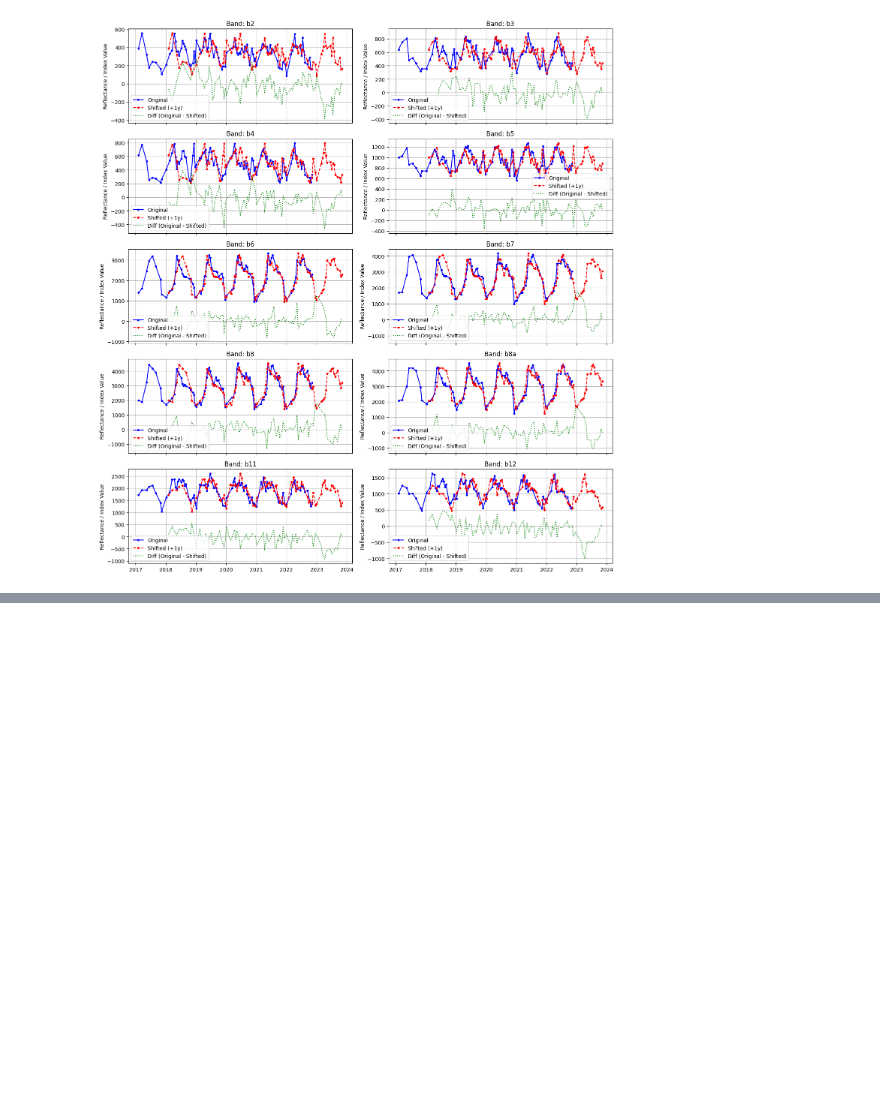
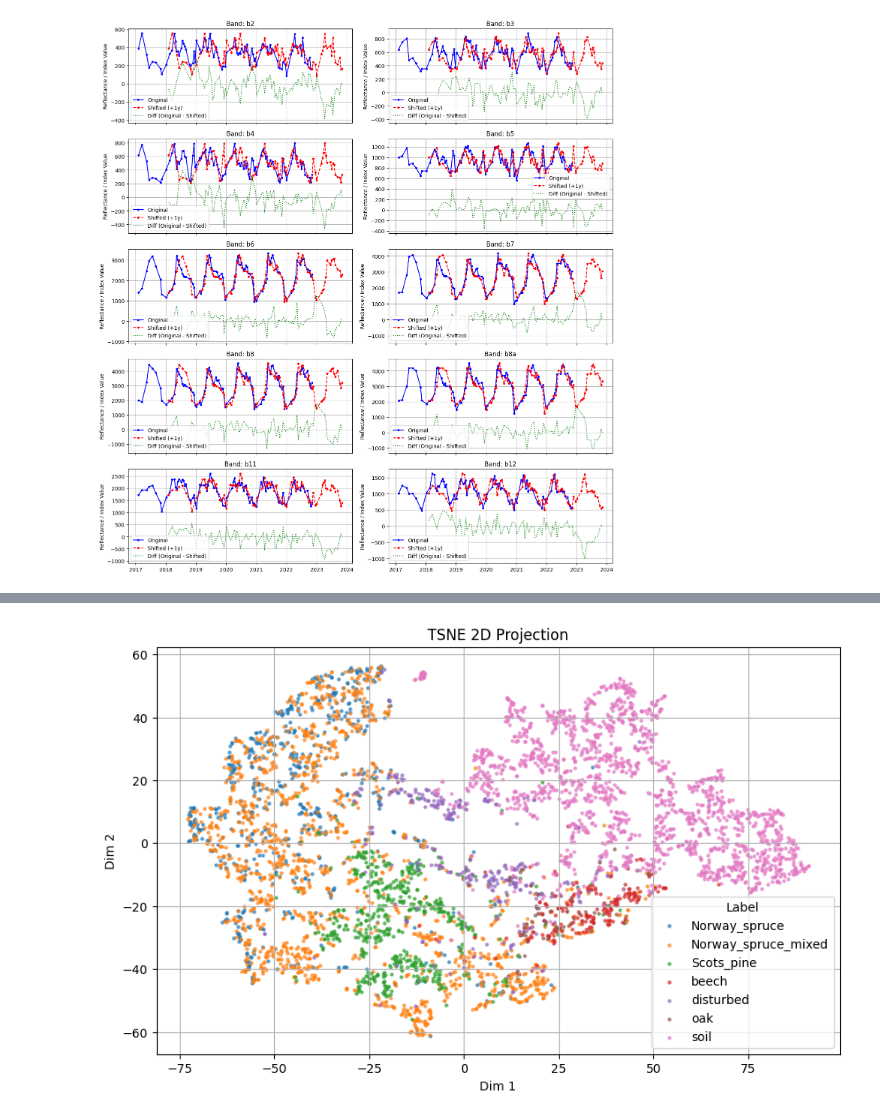
Before and after one commit to RafaelRiesle/tree_classification, a Jupyter notebook: notebooks/validation_data_analysis.ipynb, the cells around one changed output, grey strips where cells are left out. Cells and saved outputs as stored; diff of their text form; code cells hidden in the pictures; blank space fills up the shorter version.

```diff
--- a/notebooks/validation_data_analysis.ipynb
+++ b/notebooks/validation_data_analysis.ipynb
@@ -189,0 +225,7 @@ plot_band_differences(df_2w_agg, shift_years=1)
+# %%
+df_sample = dataloader.get_sample(df_base, n_ids=5000)
+dr_tsne = SITS_DimensionalityReduction(method="tSNE", n_components=2)
+dr_tsne.fit(df_sample, label_col="predicted_species")
+dr_tsne.plot_2d()
+# %% [output]
+[figure, added]
```
Also changed, not shown: parts of 5 cells of this notebook, 4 other files.
